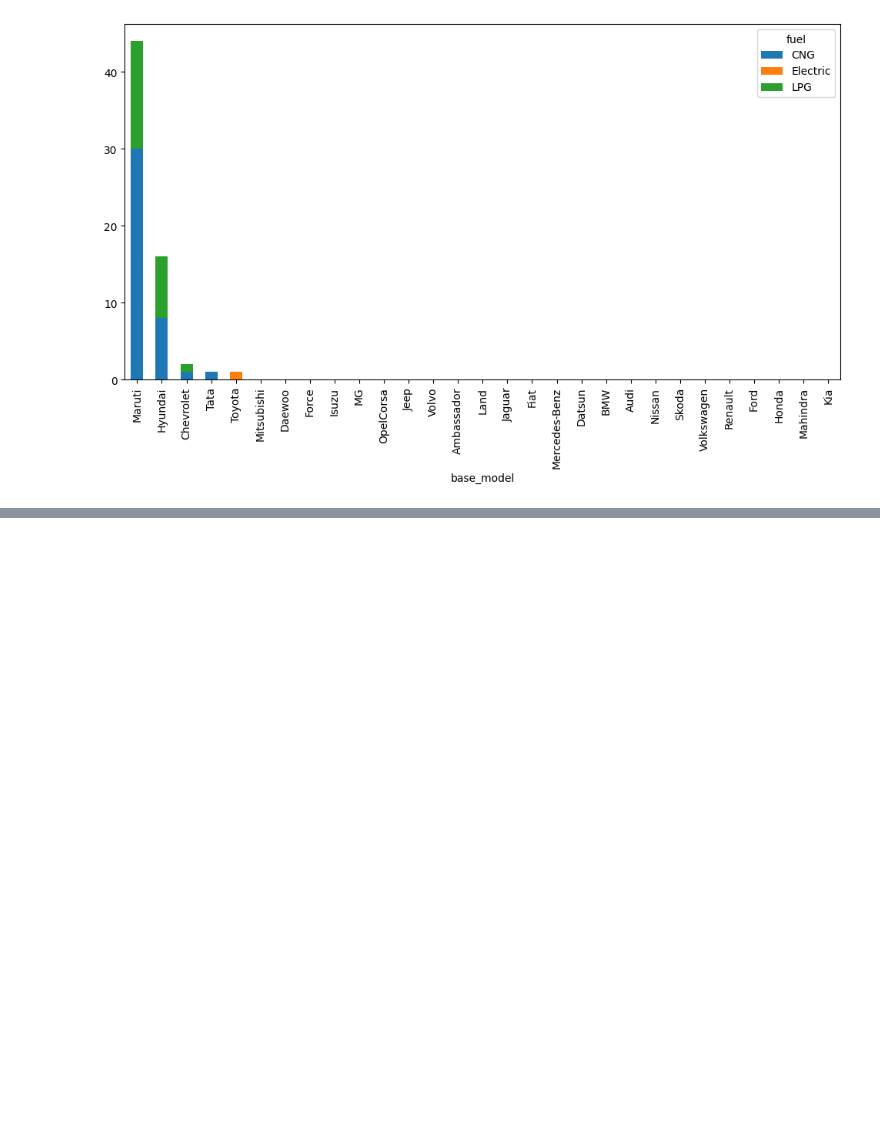
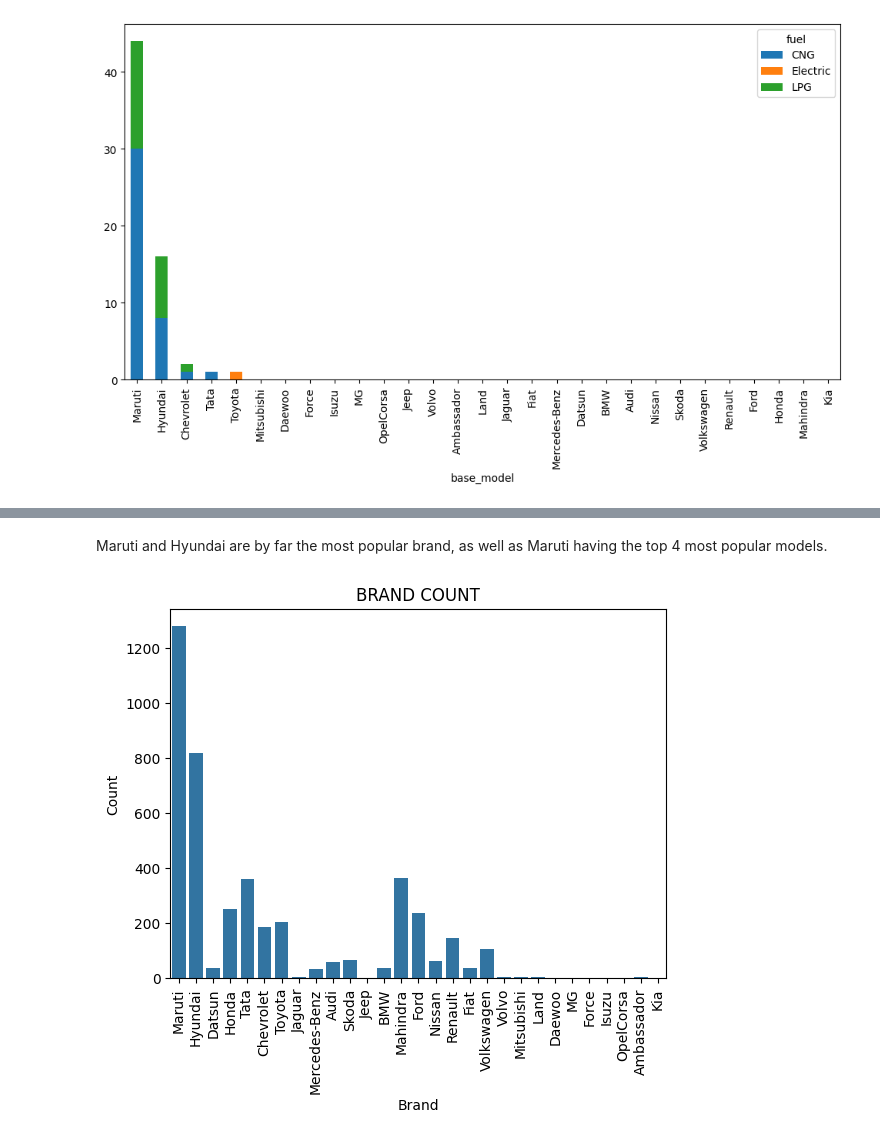
Before and after one commit to leoflewis/631-project-2, a Jupyter notebook: Project-Notebook.ipynb, the cells around one changed output, grey strips where cells are left out. Saved outputs shown, nothing was run; the diff lists cells and outputs as text; code cells hidden in the pictures; blank space fills up the shorter version.

Commit message:
brand

```diff
--- a/Project-Notebook.ipynb
+++ b/Project-Notebook.ipynb
@@ -550,0 +584,11 @@ fuel_model_breakdown_without_D_and_P.plot(kind='bar', stacked=True, figsize=(12,
+# %% [markdown]
+Maruti and Hyundai are by far the most popular brand, as well as Maruti having the top 4 most popular models.
+# %%
+sns.countplot(data=df,x="base_model")
+plt.xticks(rotation=90)
+plt.xlabel("Brand",fontsize=10)
+plt.ylabel("Count",fontsize=10)
+plt.title("BRAND COUNT")
+plt.show()
+# %% [output]
+[figure, added]
```
Also changed, not shown: parts of 5 cells of this notebook.
